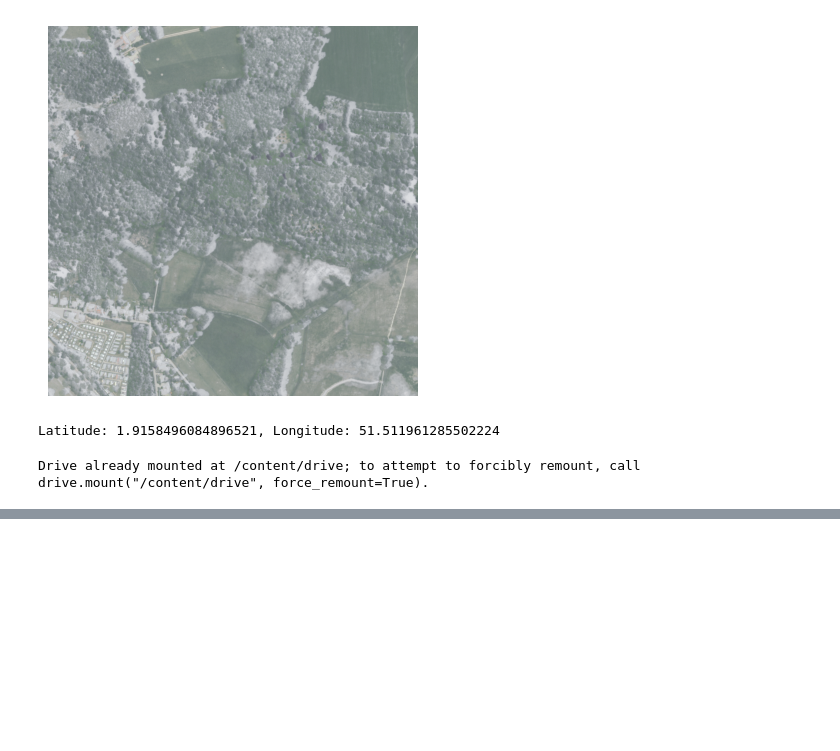
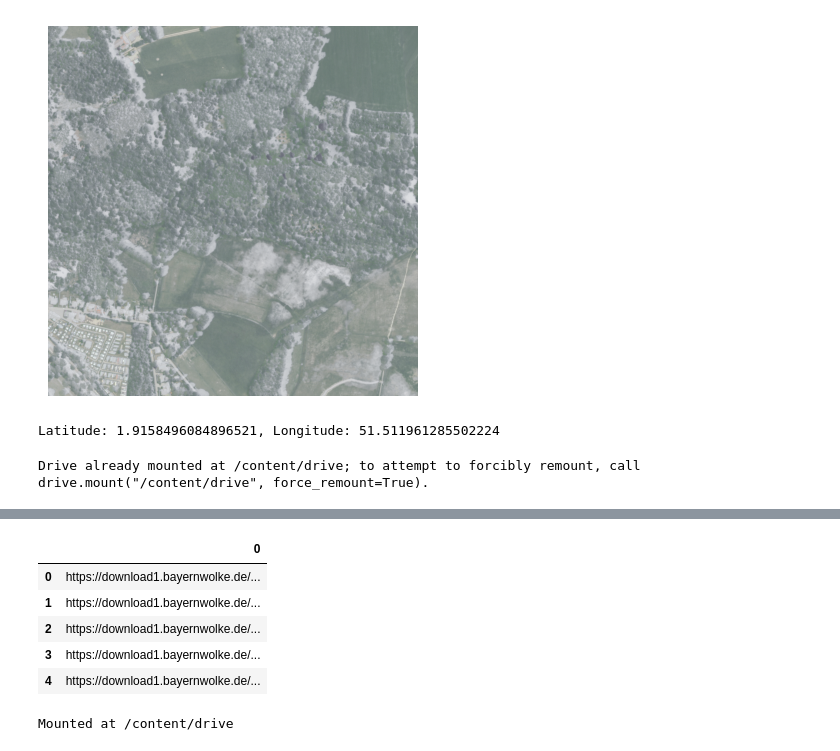
Before and after one commit to kleenman/tds_capstone, a Jupyter notebook: model.ipynb, the cells around one changed output, grey strips where cells are left out. Saved outputs shown, nothing was run; the diff lists cells and outputs as text; code cells hidden in the pictures; blank space fills up the shorter version.

```diff
--- a/model.ipynb
+++ b/model.ipynb
@@ -227,0 +260,15 @@ Drive already mounted at /content/drive; to attempt to forcibly remount, call dr
+# %%
+munich_image_urls = pd.read_csv("https://raw.githubusercontent.com/kleenman/tds_capstone/main/munich.csv",header=None)
+munich_image_urls.head()
+# %% [output]
+|  | 0 |
+| 0 | https://download1.bayernwolke.de/... |
+| 1 | https://download1.bayernwolke.de/... |
+| 2 | https://download1.bayernwolke.de/... |
+| 3 | https://download1.bayernwolke.de/... |
+| 4 | https://download1.bayernwolke.de/... |
+# %%
+from google.colab import drive
+drive.mount('/content/drive')
+# %% [output]
+Mounted at /content/drive
```
Also changed, not shown: parts of 4 cells of this notebook.
